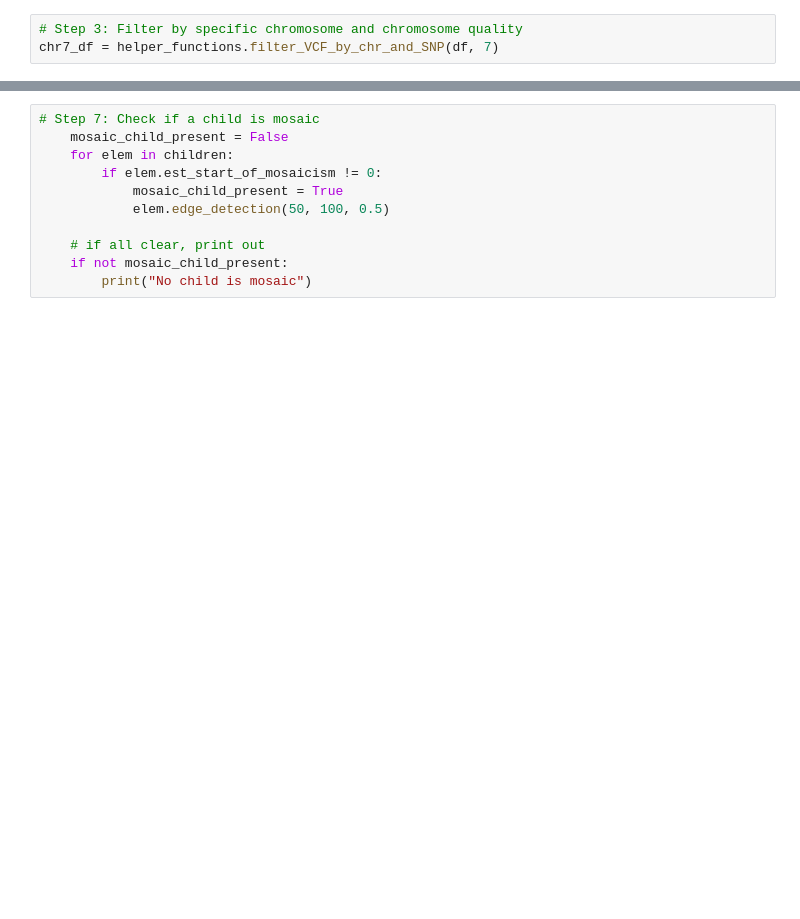
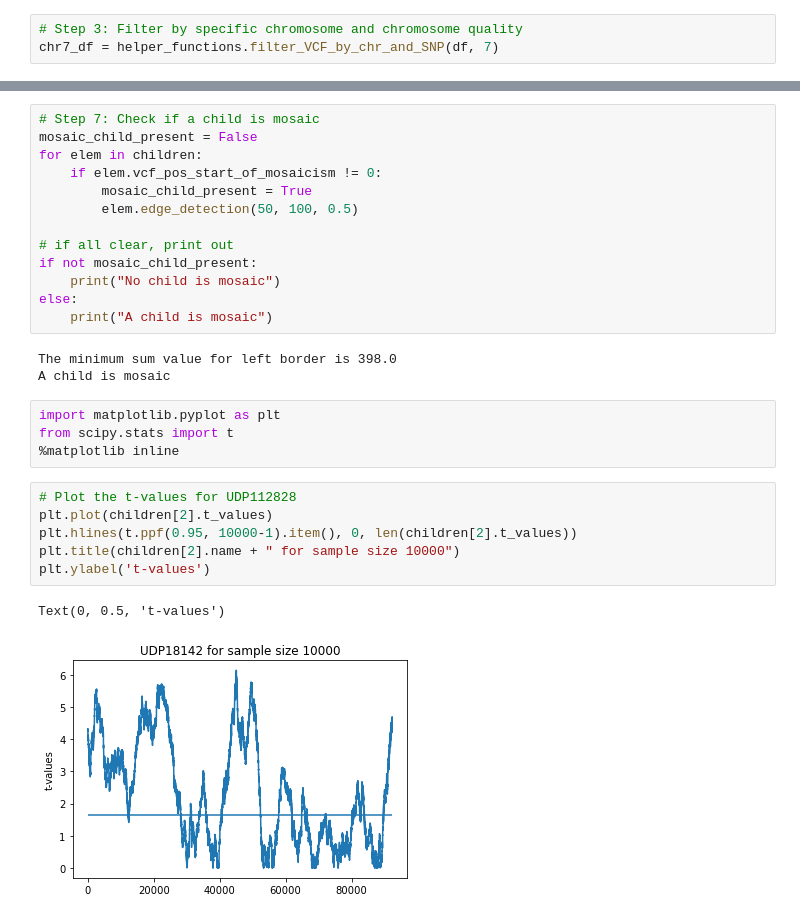
Before and after one commit to arodri48/mosaicism_detection_linear_time_complexity, a Jupyter notebook: python_phasing_project/Phasing_Program_test_notebook.ipynb, the cells around one changed output, grey strips where cells are left out. Cells and saved outputs as stored; diff of their text form; blank space fills up the shorter version.

Commit message:
latest notebook and updated child file

```diff
--- a/python_phasing_project/Phasing_Program_test_notebook.ipynb
+++ b/python_phasing_project/Phasing_Program_test_notebook.ipynb
@@ -46,11 +70,29 @@ chr7_df = helper_functions.filter_VCF_by_chr_and_SNP(df, 7)
 # %%
 # Step 7: Check if a child is mosaic
-    mosaic_child_present = False
-    for elem in children:
-        if elem.est_start_of_mosaicism != 0:
-            mosaic_child_present = True
-            elem.edge_detection(50, 100, 0.5)
+mosaic_child_present = False
+for elem in children:
+    if elem.vcf_pos_start_of_mosaicism != 0:
+        mosaic_child_present = True
+        elem.edge_detection(50, 100, 0.5)
 
-    # if all clear, print out
-    if not mosaic_child_present:
-        print("No child is mosaic")
+# if all clear, print out
+if not mosaic_child_present:
+    print("No child is mosaic")
+else:
+    print("A child is mosaic")
+# %% [output]
+The minimum sum value for left border is 398.0
+A child is mosaic
+# %%
+import matplotlib.pyplot as plt
+from scipy.stats import t
+%matplotlib inline
+# %%
+# Plot the t-values for UDP112828
+plt.plot(children[2].t_values)
+plt.hlines(t.ppf(0.95, 10000-1).item(), 0, len(children[2].t_values))
+plt.title(children[2].name + " for sample size 10000")
+plt.ylabel('t-values')
+# %% [output]
+Text(0, 0.5, 't-values')
+[figure, added]
```
Also changed, not shown: parts of 7 cells of this notebook, 1 other file.
